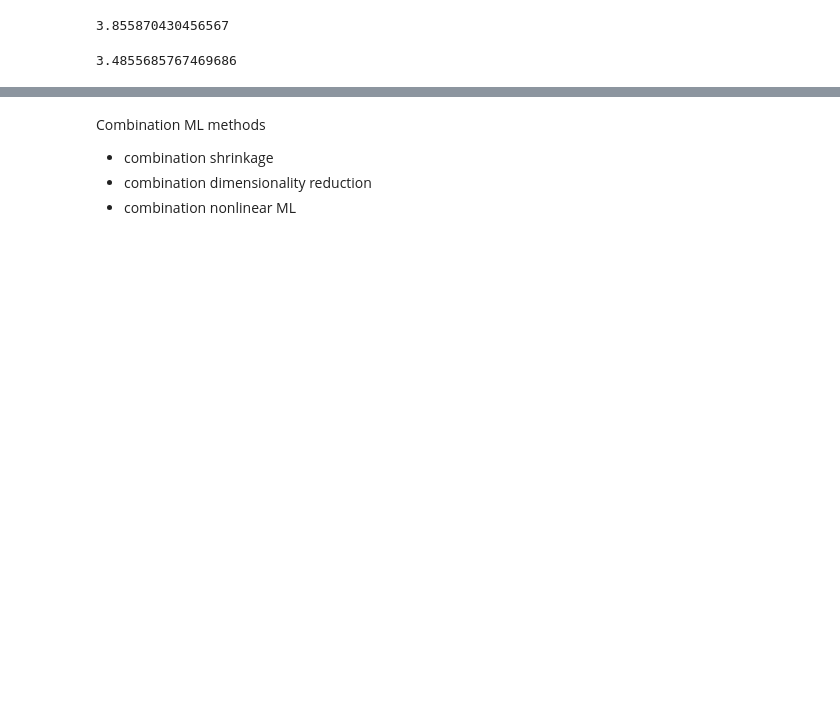
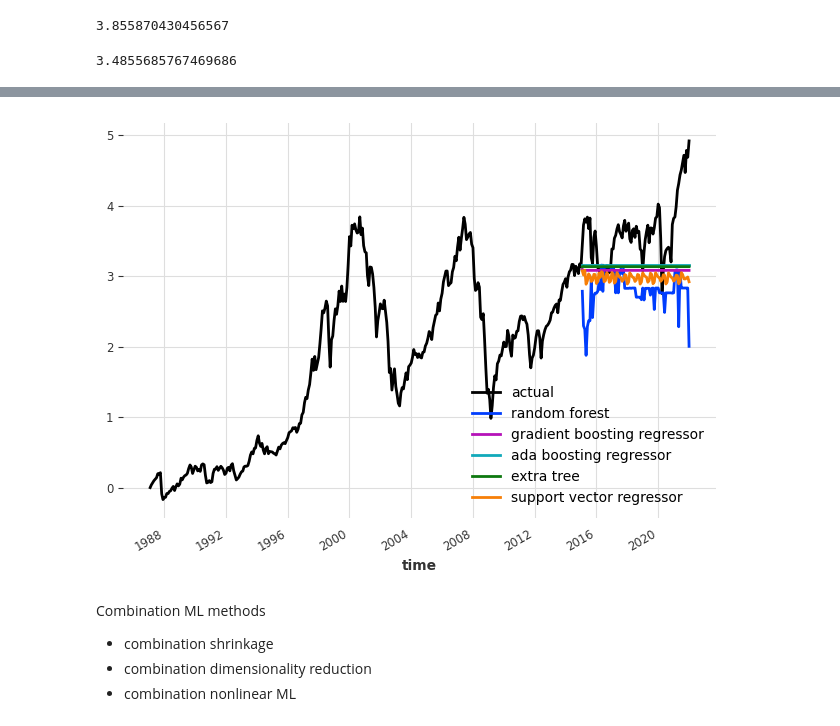
Before and after one commit to Ankru98/masterthesis, a Jupyter notebook: ML_forecasting_v1_Haas.ipynb, the cells around one changed output, grey strips where cells are left out. Saved outputs shown, nothing was run; the diff lists cells and outputs as text; code cells hidden in the pictures; blank space fills up the shorter version.

```diff
--- a/ML_forecasting_v1_Haas.ipynb
+++ b/ML_forecasting_v1_Haas.ipynb
@@ -64,4 +69,4 @@ cum_returns.plot(figsize=(15, 6));
 [figure]
 # %%
 # to use the Darts models, we need to convert the data to a Darts TimeSeries
-cum_returns = TimeSeries.from_dataframe(cum_returns)
+cum_returns = TimeSeries.from_dataframe(df = cum_returns,time_col= 0, fill_missing_dates=True, freq="MS")
@@ -95,8 +120,10 @@ Um die Modelle generell im ersten Schritt zu bauen, wurde kein tieferer Sinn bei
 train, test = cum_returns.split_after(0.8)
 # %%
 # linear regression model
-linear_regression = LinearRegressionModel(lags=1, output_chunk_length=1)
-linear_regression.fit(train)
+linear_regression = LinearRegressionModel(
+    lags=1
+    ) # output chunks standard is 1
+linear_regression.fit(series=train)
 linear_forecast = linear_regression.predict(len(test))
 # %%
 mean_return_lm = linear_forecast.last_values().mean()
@@ -202,6 +236,6 @@ mean_return_pls
 3.49219137912649
 # %%
 # pls canonical regression model
-pls_canonical = RegressionModel(lags=1, output_chunk_length=1, model= sklearn.cross_decomposition.PLSCanonical(n_components=1))
+pls_canonical = RegressionModel(lags=1, output_chunk_length=1, model= sklearn.cross_decomposition.PLSCanonical(n_components=3))
 pls_canonical.fit(train)
 pls_canonical_forecast = pls_canonical.predict(len(test))
@@ -257,6 +297,6 @@ Nonlinear ML methods
 - Support Vector Machine Regressor
 # %%
 # random forest model
-random_forest = RandomForest(lags=100, output_chunk_length=1, n_estimators=100)
+random_forest = RandomForest(lags=76, output_chunk_length=1, n_estimators=2)
 random_forest.fit(train)
 random_forest_forecast = random_forest.predict(len(test))
@@ -351,3 +396,15 @@ No artists with labels found to put in legend.  Note that artists whose label st
+# %%
+# plot only the outcome of the benchmark
+cum_returns["STOXX Europe 600"].plot(label='actual')
+random_forest_forecast["STOXX Europe 600"].plot(label="random forest")
+gb_boosting_forecast["STOXX Europe 600"].plot(label="gradient boosting regressor")
+ada_boosting_forecast["STOXX Europe 600"].plot(label="ada boosting regressor")
+extra_tree_forecast["STOXX Europe 600"].plot(label="extra tree")
+svr_forecast["STOXX Europe 600"].plot(label="support vector regressor")
+
+plt.tight_layout();
+# %% [output]
+[figure, added]
 # %% [markdown]
 Combination ML methods
 - combination shrinkage
```
Also changed, not shown: parts of 46 cells of this notebook, 1 other file.
